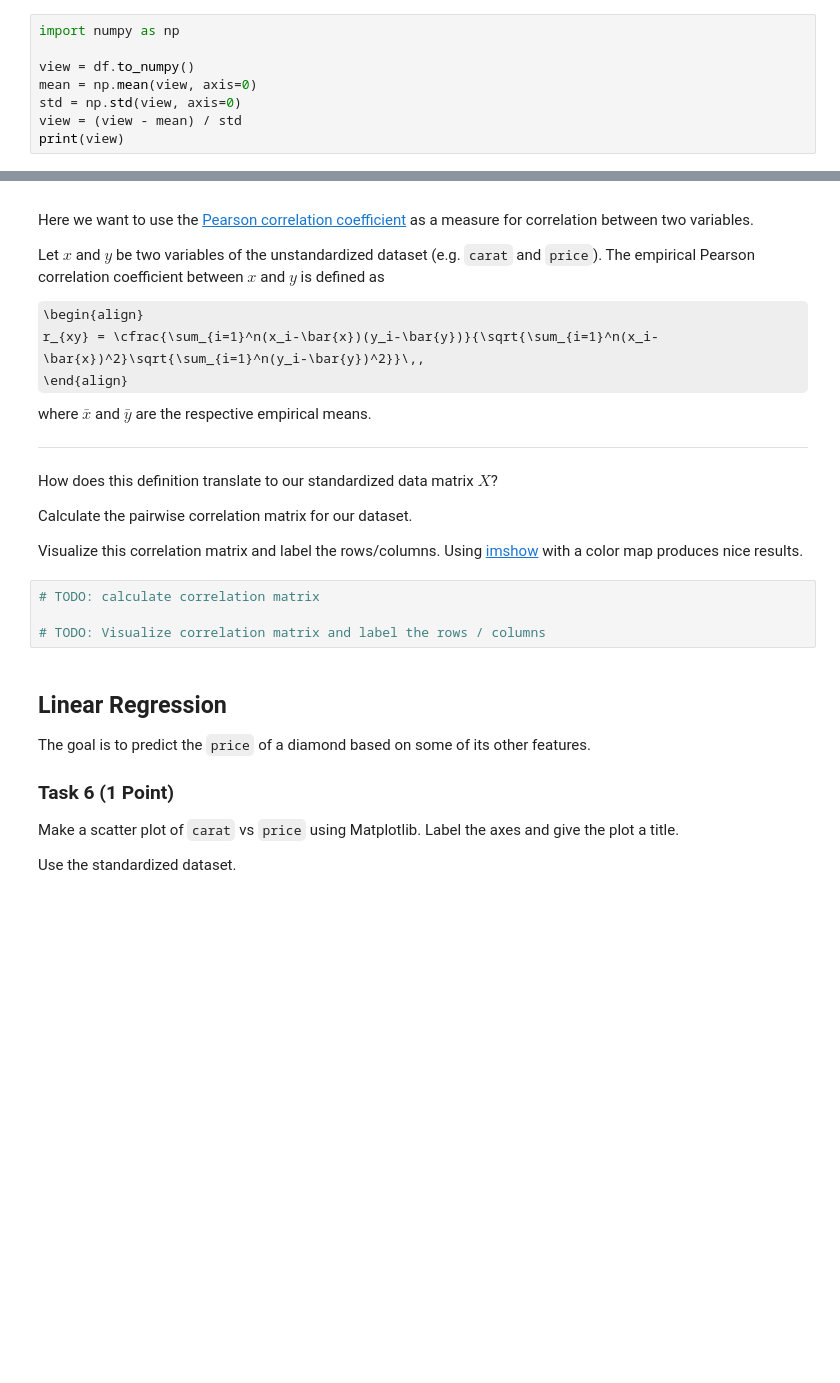
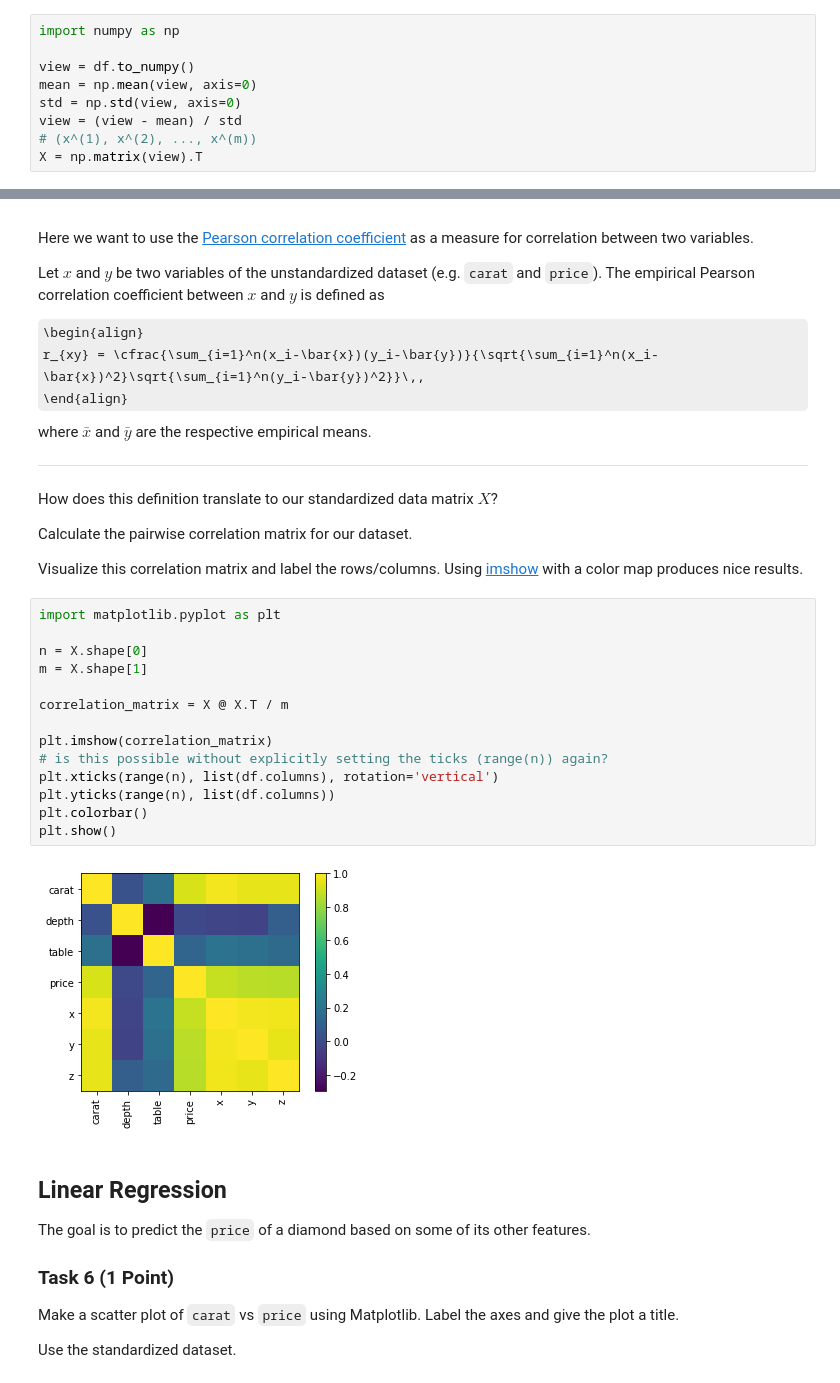
Before and after one commit to eichelb4rt/hw, a Jupyter notebook: S8_SS2022/AGML_Lab/02/exercise1.ipynb, the cells around one changed output, grey strips where cells are left out. Cells and saved outputs as stored; diff of their text form; some formulas as TeX source; blank space fills up the shorter version.

```diff
--- a/S8_SS2022/AGML_Lab/02/exercise1.ipynb
+++ b/S8_SS2022/AGML_Lab/02/exercise1.ipynb
@@ -105,4 +105,5 @@ view = df.to_numpy()
 mean = np.mean(view, axis=0)
 std = np.std(view, axis=0)
 view = (view - mean) / std
-print(view)
+# (x^(1), x^(2), ..., x^(m))
+X = np.matrix(view).T
@@ -159,10 +146,22 @@ How does this definition translate to our standardized data matrix $X$?
 Calculate the pairwise correlation matrix for our dataset.
 
 Visualize this correlation matrix and label the rows/columns. Using [imshow](https://matplotlib.org/3.5.0/api/_as_gen/matplotlib.pyplot.imshow.html?highlight=imshow) with a color map produces nice results.
-# %%
-# TODO: calculate correlation matrix
-
-# TODO: Visualize correlation matrix and label the rows / columns
+# %%
+import matplotlib.pyplot as plt
+
+n = X.shape[0]
+m = X.shape[1]
+
+correlation_matrix = X @ X.T / m
+
+plt.imshow(correlation_matrix)
+# is this possible without explicitly setting the ticks (range(n)) again?
+plt.xticks(range(n), list(df.columns), rotation='vertical')
+plt.yticks(range(n), list(df.columns))
+plt.colorbar()
+plt.show()
+# %% [output]
+[figure, added]
 # %% [markdown]
 ## Linear Regression
 
```
Also changed, not shown: parts of 12 cells of this notebook.
